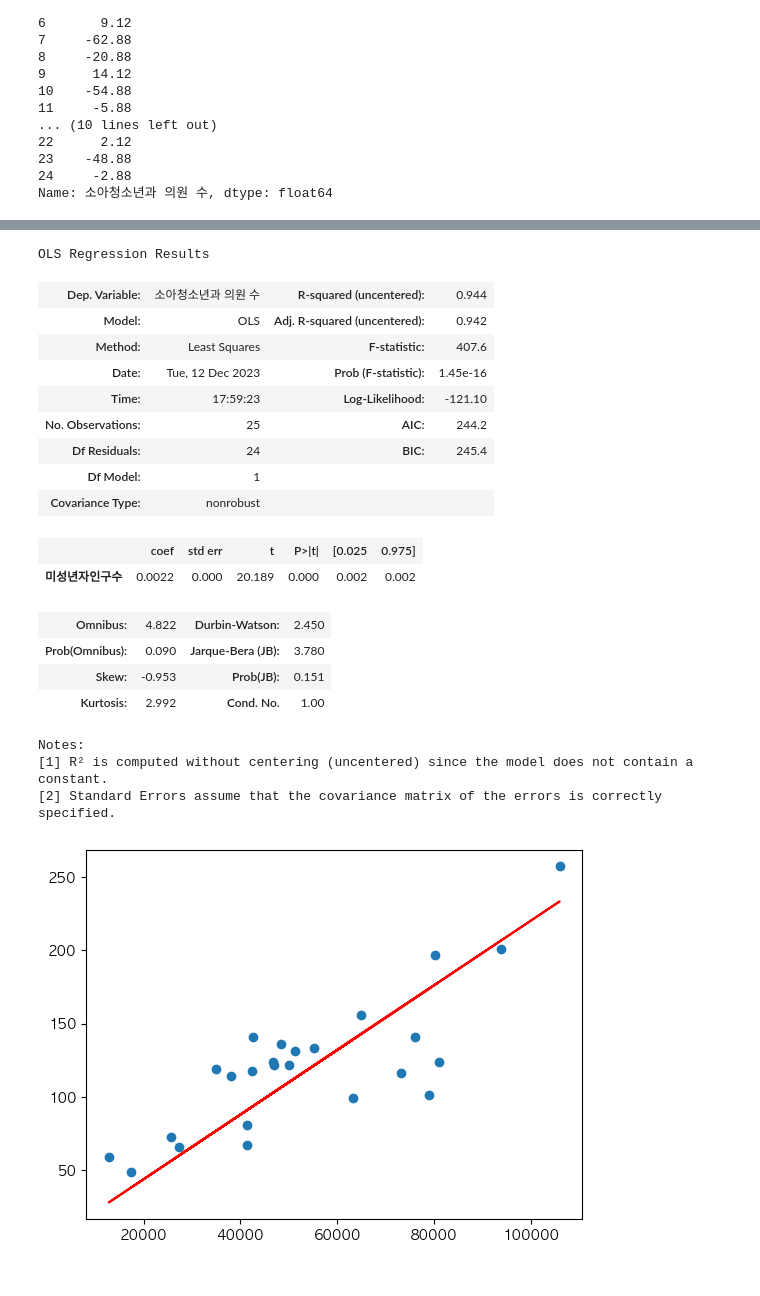
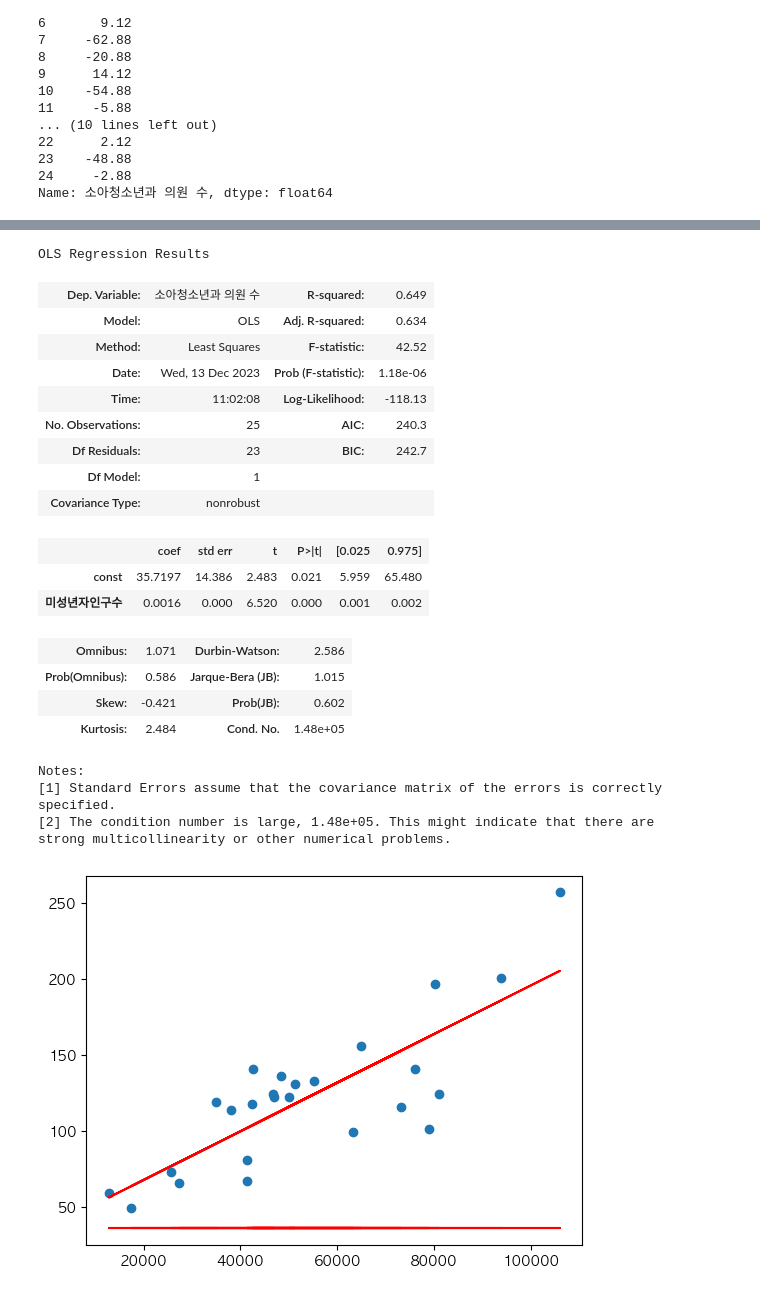
Before and after one commit to 2023SDA/medical-facility-location, a Jupyter notebook: map.ipynb, the cells around one changed output, grey strips where cells are left out. Saved outputs shown, nothing was run; the diff lists cells and outputs as text; code cells hidden in the pictures.

```diff
--- a/map.ipynb
+++ b/map.ipynb
@@ -37,6 +37,7 @@ mpl.rcParams['font.family'] = 'AppleGothic'
 plt.rcParams['axes.unicode_minus'] = False
 # %%
 X = df[['미성년자인구수']]
+X = sm.add_constant(X) # 상수항 추가
 y = df['소아청소년과 의원 수']
 
 # 데이터를 훈련 세트와 테스트 세트로 나눔
@@ -58,7 +59,7 @@ print('회귀 계수:', model.coef_)
 print('절편:', model.intercept_)
 
 # 시각화
-plt.scatter(X, y, color='black', label='실제 데이터')
+plt.scatter(X['미성년자인구수'], y, color='black', label='실제 데이터')
 plt.plot(X_test, y_pred, color='blue', linewidth=3, label='회귀 모델')
 plt.xlabel('미성년자 인구수')
 plt.ylabel('소아청소년과 의원 수')
@@ -197,30 +198,32 @@ dtype: float64
 results.summary()
 # %% [output]
 OLS Regression Results
-| Dep. Variable: | 소아청소년과 의원 수 | R-squared (uncentered): | 0.944 |
-| Model: | OLS | Adj. R-squared (uncentered): | 0.942 |
-| Method: | Least Squares | F-statistic: | 407.6 |
-| Date: | Tue, 12 Dec 2023 | Prob (F-statistic): | 1.45e-16 |
-| Time: | 17:59:23 | Log-Likelihood: | -121.10 |
-| No. Observations: | 25 | AIC: | 244.2 |
-| Df Residuals: | 24 | BIC: | 245.4 |
+| Dep. Variable: | 소아청소년과 의원 수 | R-squared: | 0.649 |
+| Model: | OLS | Adj. R-squared: | 0.634 |
+| Method: | Least Squares | F-statistic: | 42.52 |
+| Date: | Wed, 13 Dec 2023 | Prob (F-statistic): | 1.18e-06 |
+| Time: | 11:02:08 | Log-Likelihood: | -118.13 |
+| No. Observations: | 25 | AIC: | 240.3 |
+| Df Residuals: | 23 | BIC: | 242.7 |
 | Df Model: | 1 |  |  |
 | Covariance Type: | nonrobust |  |  |
 |  | coef | std err | t | P>|t| | [0.025 | 0.975] |
-| 미성년자인구수 | 0.0022 | 0.000 | 20.189 | 0.000 | 0.002 | 0.002 |
+| const | 35.7197 | 14.386 | 2.483 | 0.021 | 5.959 | 65.480 |
+| 미성년자인구수 | 0.0016 | 0.000 | 6.520 | 0.000 | 0.001 | 0.002 |
-| Omnibus: | 4.822 | Durbin-Watson: | 2.450 |
-| Prob(Omnibus): | 0.090 | Jarque-Bera (JB): | 3.780 |
-| Skew: | -0.953 | Prob(JB): | 0.151 |
-| Kurtosis: | 2.992 | Cond. No. | 1.00 |
+| Omnibus: | 1.071 | Durbin-Watson: | 2.586 |
+| Prob(Omnibus): | 0.586 | Jarque-Bera (JB): | 1.015 |
+| Skew: | -0.421 | Prob(JB): | 0.602 |
+| Kurtosis: | 2.484 | Cond. No. | 1.48e+05 |
 Notes:
-[1] R² is computed without centering (uncentered) since the model does not contain a constant.
-[2] Standard Errors assume that the covariance matrix of the errors is correctly specified.
+[1] Standard Errors assume that the covariance matrix of the errors is correctly specified.
+[2] The condition number is large, 1.48e+05. This might indicate that there are
+strong multicollinearity or other numerical problems.
 # %%
-plt.scatter(X, y)
-plt.plot(X, 0.0022*X, 'r')
+plt.scatter(X['미성년자인구수'], y)
+plt.plot(X['미성년자인구수'], 0.0016*X+35.7197, 'r')
 plt.show()
 # %% [output]
-[figure, old version]
+[figure, new version]
 # %%
 # 입력값으로 50000을 주고 해당하는 소아청소년과 의원 수를 예측
 input_value = 50000
```
Also changed, not shown: parts of 8 cells of this notebook, 1 other file.
